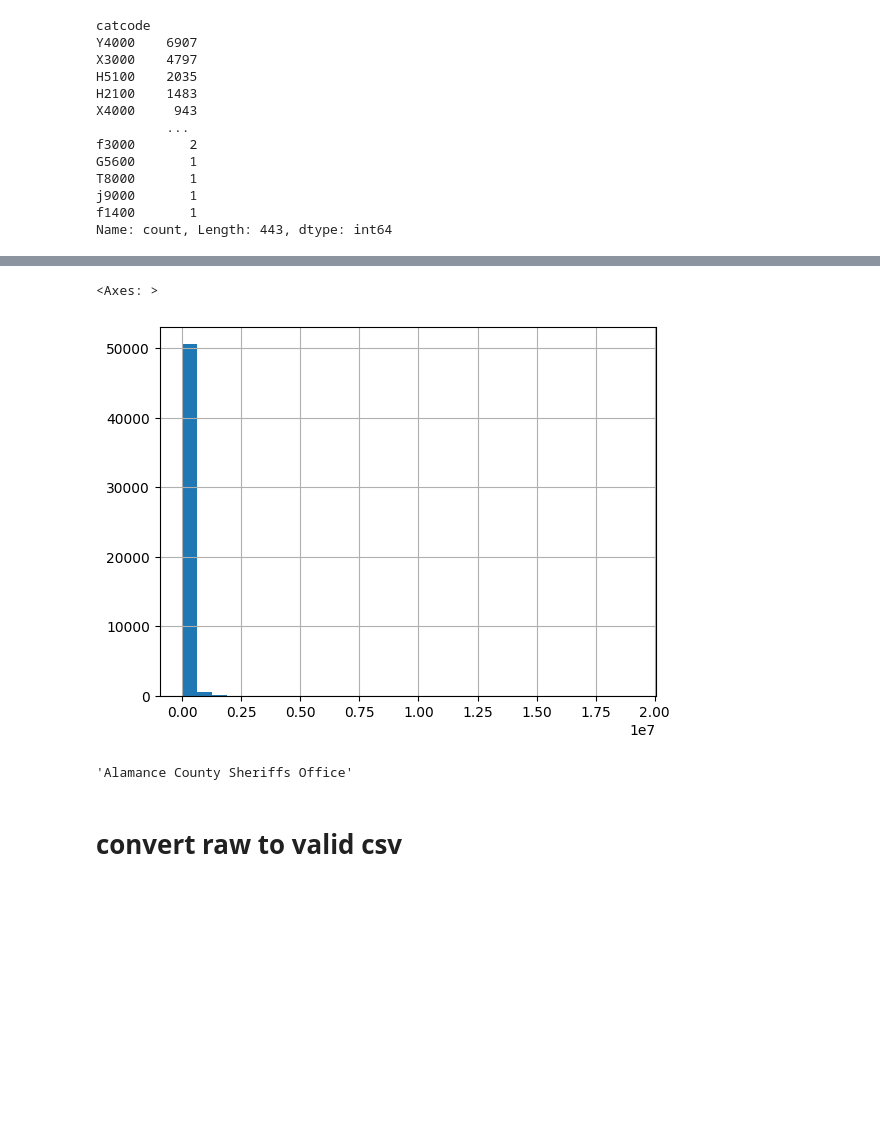
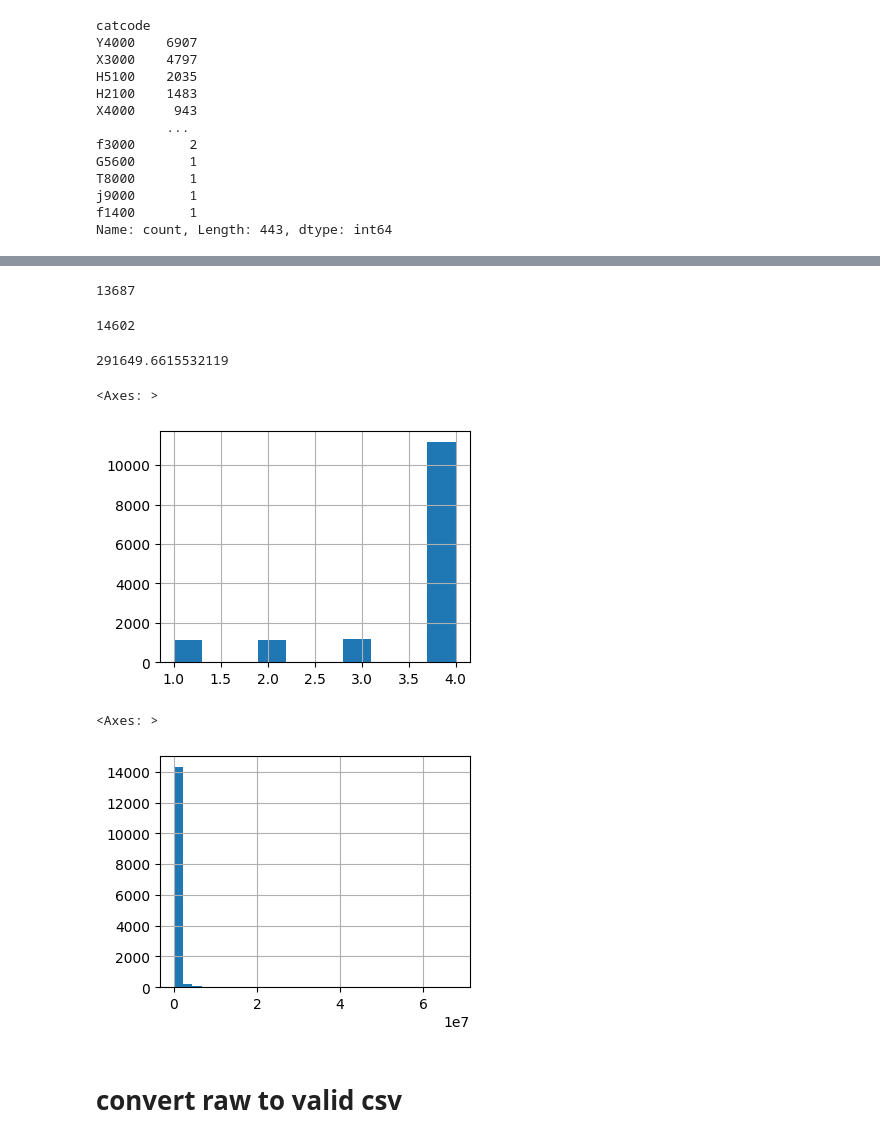
Before and after one commit to mirthbottle/trader_buddy, a Jupyter notebook: jupyter-notebooks/OpenSecrets.ipynb, the cells around one changed output, grey strips where cells are left out. Saved outputs shown, nothing was run; the diff lists cells and outputs as text; code cells hidden in the pictures; blank space fills up the shorter version.

```diff
--- a/jupyter-notebooks/OpenSecrets.ipynb
+++ b/jupyter-notebooks/OpenSecrets.ipynb
@@ -58,3 +58,5 @@ T8000       1
 j9000       1
 f1400       1
 Name: count, Length: 443, dtype: int64
+# %%
+valid2023_cat = valid2023.set_index("catcode")
@@ -60,0 +65,7 @@ Name: count, Length: 443, dtype: int64
+# %%
+def sum_quarters(g):
+    total = g["total"].sum()
+    count = len(g)
+    return pd.Series({"total": total, "num_quarters": count})
+# %%
+valid2023_annualtotal = valid2023.groupby(["client", "sub", "year", "catcode"]).apply(sum_quarters)
@@ -60,0 +82,12 @@ Name: count, Length: 443, dtype: int64
+# %%
+len(valid2023_annualtotal.reset_index()["client"].unique())
+# %% [output]
+13687
+# %%
+len(valid2023_annualtotal)
+# %% [output]
+14602
+# %%
+valid2023_annualtotal["total"].mean()
+# %% [output]
+291649.6615532119
@@ -61,12 +96,13 @@ Name: count, Length: 443, dtype: int64
+# %%
+valid2023_annualtotal["num_quarters"].hist(figsize=(4, 3))
+# %% [output]
+<Axes: >
+[figure, added]
 # %%
-valid2023["total"].hist(bins=30)
+valid2023_annualtotal["total"].hist(bins=30, figsize=(4,3))
 # %% [output]
 <Axes: >
-[figure, old version]
+[figure, new version]
-# %%
-'Alamance County Sheriff''s Office'
-# %% [output]
-'Alamance County Sheriffs Office'
 # %% [markdown]
 # convert raw to valid csv
 # %%
```
Also changed, not shown: parts of 3 cells of this notebook.
